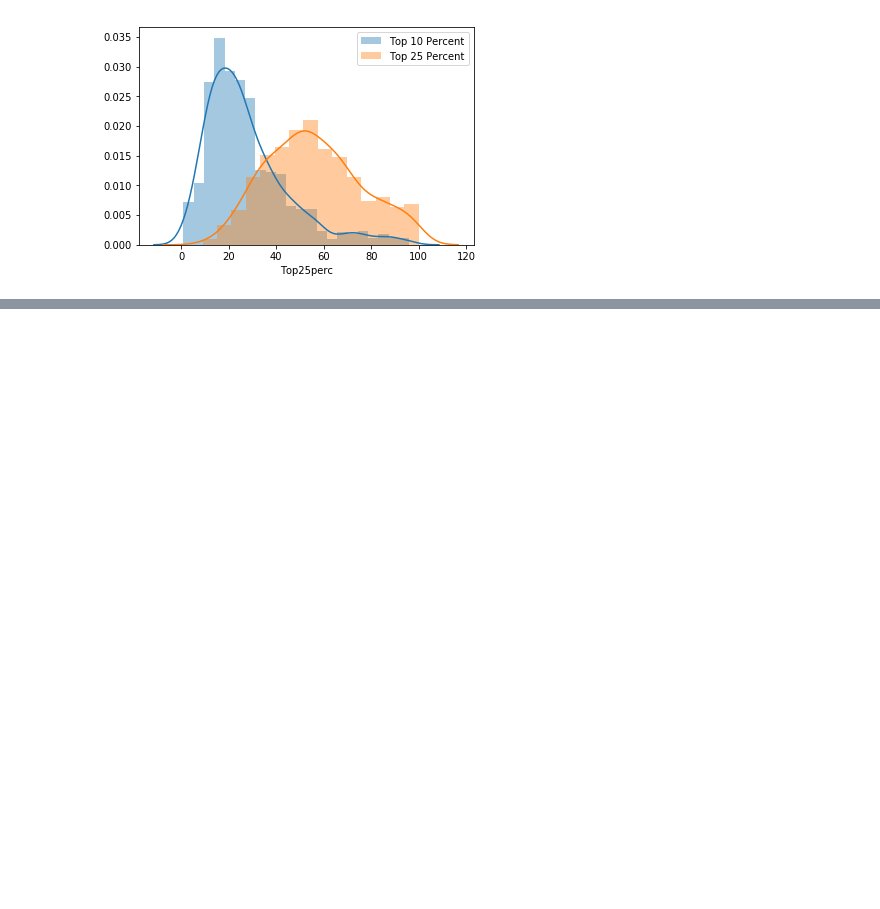
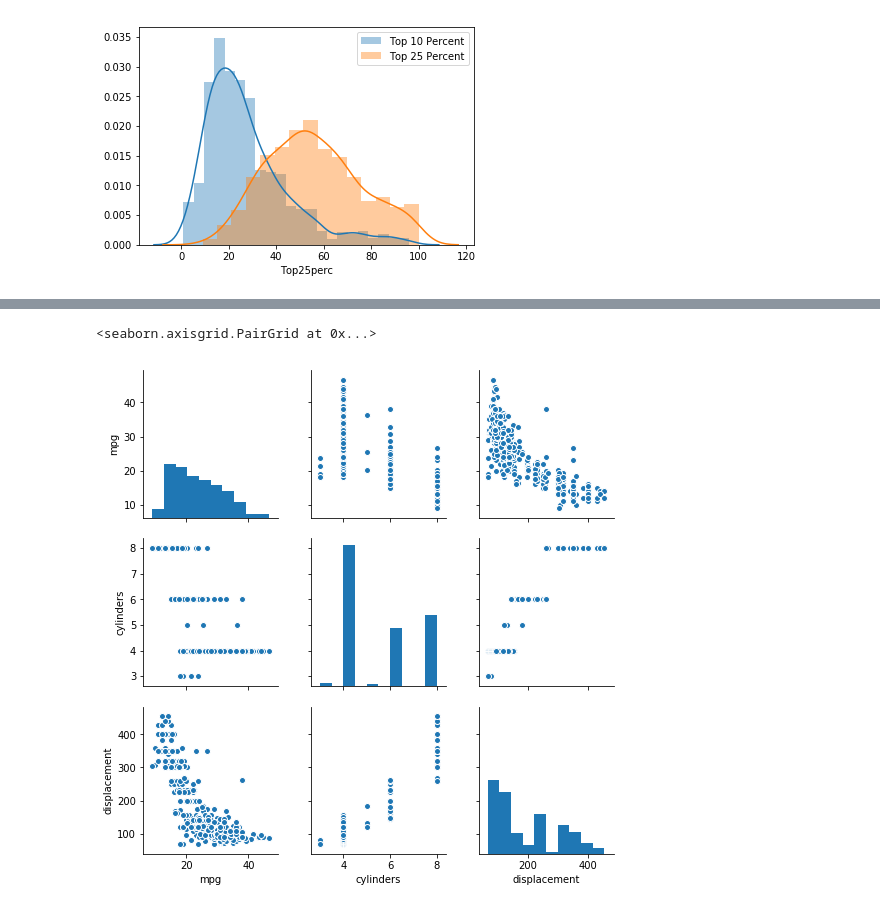
Before and after one commit to sujay-dsa/ISLR-solutions-python, a Jupyter notebook: Chapter 2 - Intro to statistical learning.ipynb, the cells around one changed output, grey strips where cells are left out. Cells and saved outputs as stored; diff of their text form; code cells hidden in the pictures; blank space fills up the shorter version.

```diff
--- a/Chapter 2 - Intro to statistical learning.ipynb
+++ b/Chapter 2 - Intro to statistical learning.ipynb
@@ -298,0 +319,5 @@ plt.show()
+# %%
+# Get relationship among predictors
+# horsepower has ? in it which we need to get rid off
+Auto['horsepower'] = Auto['horsepower'].astype(str)
+Auto = Auto[~Auto['horsepower'].isin(['?'])]
@@ -298,0 +339,7 @@ plt.show()
+# %%
+Auto['horsepower'] = Auto['horsepower'].astype(str)
+# %%
+sns.pairplot(Auto.iloc[:,0:3])
+# %% [output]
+<seaborn.axisgrid.PairGrid at 0x...>
+[figure, added]
```
Also changed, not shown: parts of 22 cells of this notebook.
